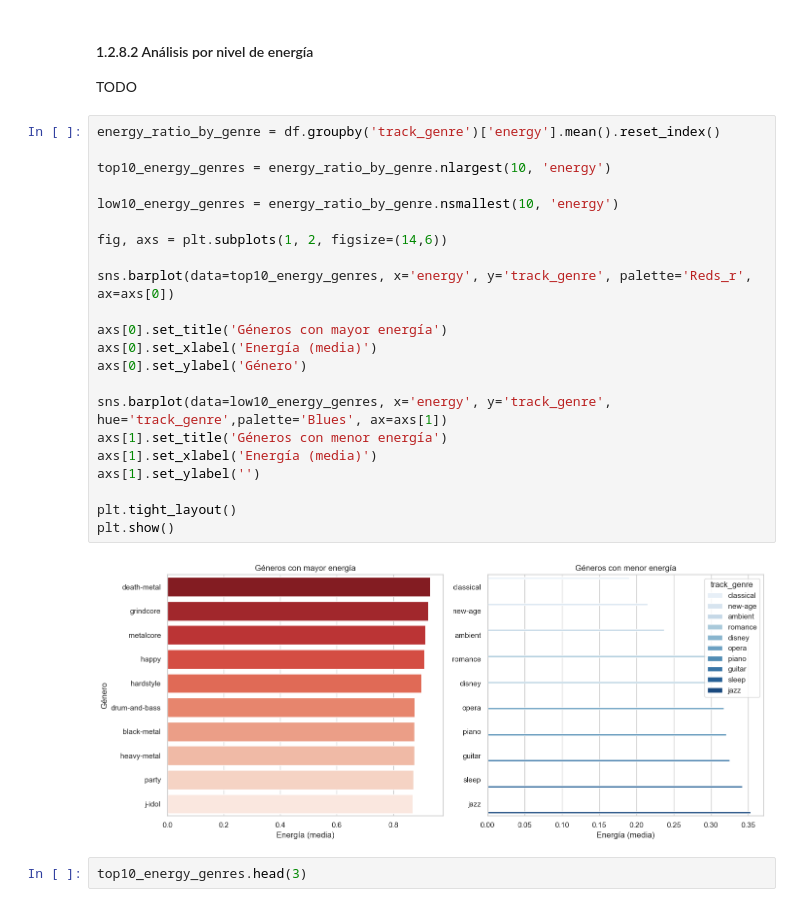
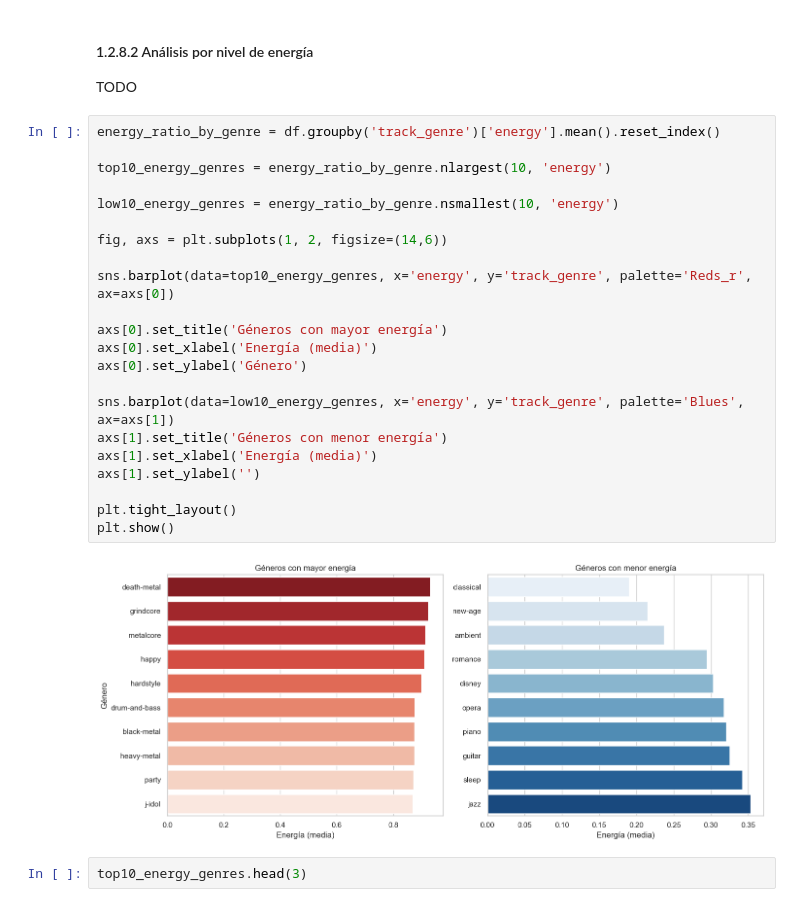
Before and after one commit to marcfpereirauoc/TFG, a Jupyter notebook: 01_exploracion.ipynb, the cells around one changed output. Saved outputs shown, nothing was run; the diff lists cells and outputs as text.

```diff
--- a/01_exploracion.ipynb
+++ b/01_exploracion.ipynb
@@ -601,27 +601,27 @@ TODO
 # %%
 energy_ratio_by_genre = df.groupby('track_genre')['energy'].mean().reset_index()
 
 top10_energy_genres = energy_ratio_by_genre.nlargest(10, 'energy')
 
 low10_energy_genres = energy_ratio_by_genre.nsmallest(10, 'energy')
 
 fig, axs = plt.subplots(1, 2, figsize=(14,6))
 
 sns.barplot(data=top10_energy_genres, x='energy', y='track_genre', palette='Reds_r', ax=axs[0])
 
 axs[0].set_title('Géneros con mayor energía')
 axs[0].set_xlabel('Energía (media)')
 axs[0].set_ylabel('Género')
 
-sns.barplot(data=low10_energy_genres, x='energy', y='track_genre',  hue='track_genre',palette='Blues', ax=axs[1])
+sns.barplot(data=low10_energy_genres, x='energy', y='track_genre', palette='Blues', ax=axs[1])
 axs[1].set_title('Géneros con menor energía')
 axs[1].set_xlabel('Energía (media)')
 axs[1].set_ylabel('')
 
 plt.tight_layout()
 plt.show()
 # %% [output]
-[figure, old version]
+[figure, new version]
 # %%
 top10_energy_genres.head(3)
 # %% [output]
```
